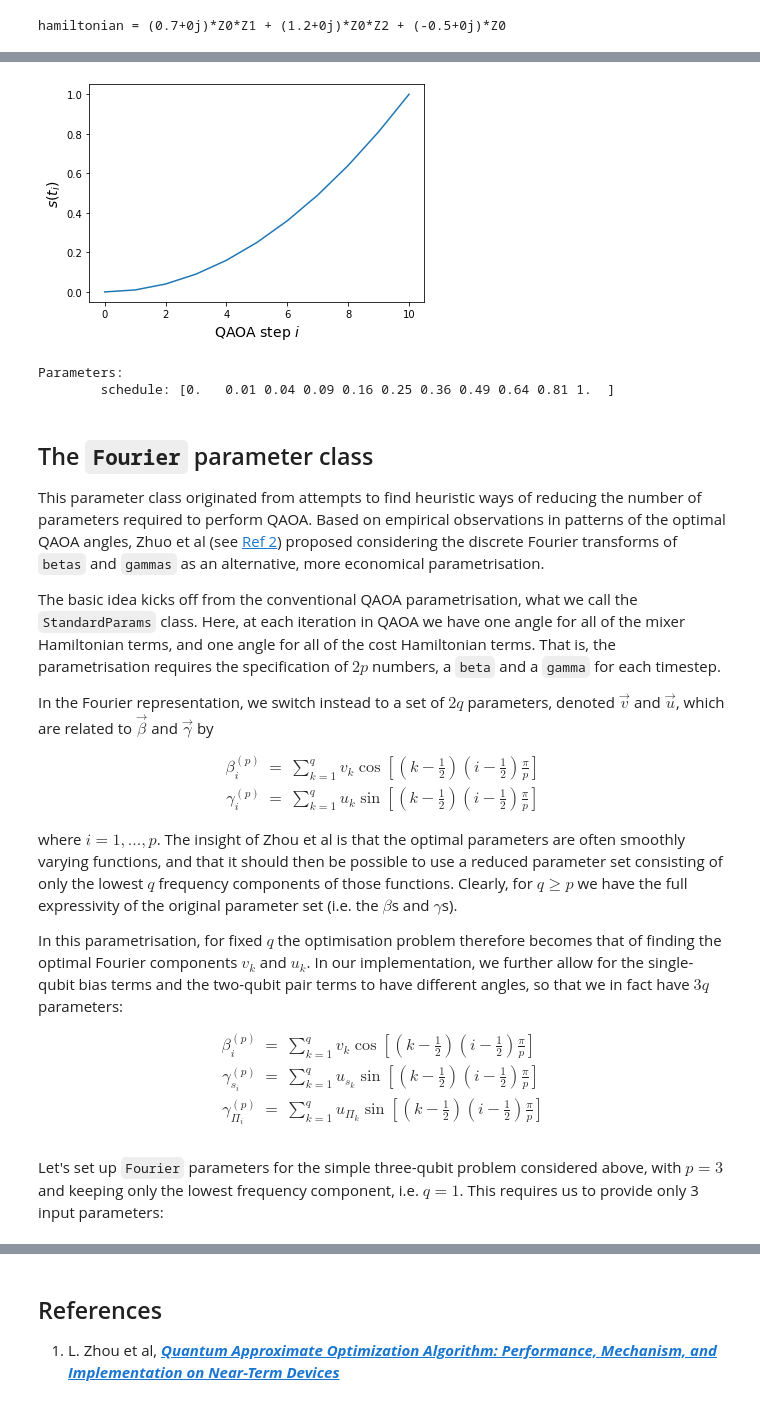
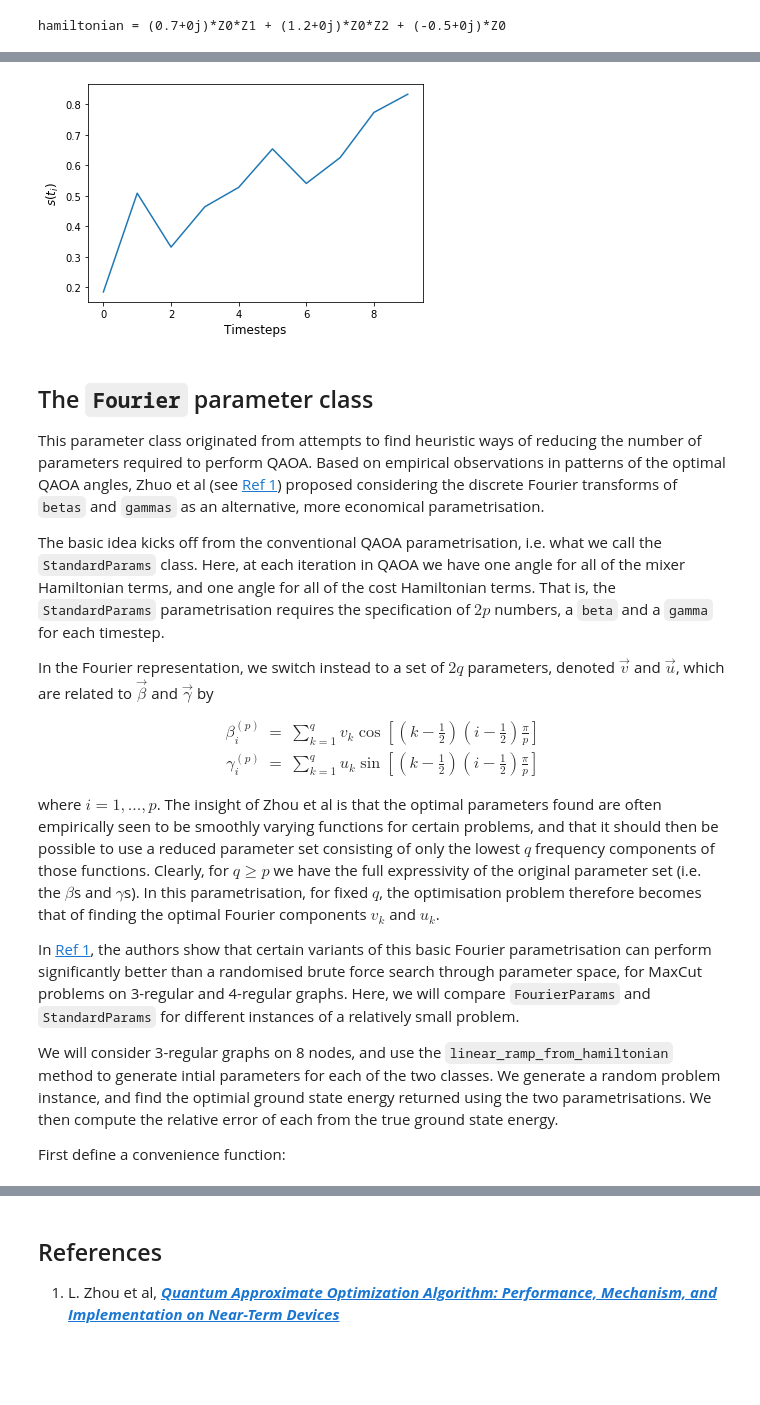
Before and after one commit to entropicalabs/entropica_qaoa, a Jupyter notebook: examples/AdvancedQAOAParameterDemo.ipynb, the cells around one changed output, grey strips where cells are left out. Saved outputs shown, nothing was run; the diff lists cells and outputs as text; code cells hidden in the pictures; blank space fills up the shorter version.

Commit message:
improved demo of Fourier and Annealing params

```diff
--- a/examples/AdvancedQAOAParameterDemo.ipynb
+++ b/examples/AdvancedQAOAParameterDemo.ipynb
@@ -6,12 +6,24 @@ This notebook demonstrates the use of the `Annealing` and `Fourier` parameter cl
 # import the standard modules from python
 import numpy as np
 import matplotlib.pyplot as plt
+from scipy.optimize import minimize
 
 # import the neccesary pyquil modules
+from pyquil.api import local_qvm, WavefunctionSimulator
 from pyquil.paulis import PauliSum, PauliTerm
+from pyquil.unitary_tools import lifted_pauli
 
 # import the QAOAParameters classes
-from entropica_qaoa.qaoa.parameters import AbstractParams, AnnealingParams, FourierParams
+from entropica_qaoa.qaoa.parameters import AbstractParams, AnnealingParams, StandardParams, FourierParams
+from entropica_qaoa.qaoa.cost_function import QAOACostFunctionOnWFSim
+from entropica_qaoa.utilities import *
+
+# turn off matplotlib warnings associated with networkx
+import warnings
+warnings.filterwarnings("ignore")
+
+# Set up the WavefunctionSimulator object
+sim = WavefunctionSimulator()
 # %% [markdown]
 ## The `Annealing` parameter class
 
@@ -50,0 +63,4 @@ Now we must provide a list of values for the annealing schedule function. Here w
+# %%
+p = 10
+linear_annealing_params = AnnealingParams.linear_ramp_from_hamiltonian(hamiltonian, p)
+print(linear_annealing_params)
@@ -50,0 +92,14 @@ Now we must provide a list of values for the annealing schedule function. Here w
+# %%
+standard_params = StandardParams.linear_ramp_from_hamiltonian(hamiltonian,p)
+
+cost_standard = QAOACostFunctionOnWFSim(hamiltonian,
+                                        params=standard_params,
+                                        sim=sim,
+                                        scalar_cost_function=True,
+                                        nshots=1)
+
+res_std = minimize(cost_standard, standard_params.raw())
+
+print("expectation value = ", res_std.fun)
+standard_params.update_from_raw(res_std.x)
+standard_params.plot()
@@ -51,26 +121,20 @@ Now we must provide a list of values for the annealing schedule function. Here w
 # %%
-p = 11
-schedule = [(i/10)**2 for i in range(p)]
+opt_betas = standard_params.betas
+opt_gammas = standard_params.gammas
+hybrid_params = [opt_gammas[i]/(opt_gammas[i] + opt_betas[i]) for i in range(p)]
 
-plt.plot(range(11),schedule)
-plt.xlabel("QAOA step $i$", fontsize=14)
-plt.ylabel("$s(t_i)$", fontsize=14)
+plt.plot(range(p),hybrid_params)
+plt.xlabel('Timesteps', fontsize=12)
+plt.ylabel('$s(t_i)$', fontsize=12)
 plt.show()
 # %% [output]
-[figure, old version]
+[figure, new version]
-# %%
-T = 1 # total annealing time
-annealing_params = AnnealingParams([hamiltonian, p, T],schedule)
-print(annealing_params)
-# %% [output]
-Parameters:
-        schedule: [0.   0.01 0.04 0.09 0.16 0.25 0.36 0.49 0.64 0.81 1.  ]
 # %% [markdown]
 ## The `Fourier` parameter class
 
-This parameter class originated from attempts to find heuristic ways of reducing the number of parameters required to perform QAOA. Based on empirical observations in patterns of the optimal QAOA angles, Zhuo et al (see [Ref 2](#references)) proposed considering the discrete Fourier transforms of `betas` and `gammas` as an alternative, more economical parametrisation.
+This parameter class originated from attempts to find heuristic ways of reducing the number of parameters required to perform QAOA. Based on empirical observations in patterns of the optimal QAOA angles, Zhuo et al (see [Ref 1](#references)) proposed considering the discrete Fourier transforms of `betas` and `gammas` as an alternative, more economical parametrisation.
 
-The basic idea kicks off from  the conventional QAOA parametrisation, what we call the `StandardParams` class. Here, at each iteration in QAOA we have one angle for all of the mixer Hamiltonian terms, and one angle for all of the cost Hamiltonian terms. That is, the parametrisation requires the specification of $2p$ numbers, a `beta` and a `gamma` for each timestep.
+The basic idea kicks off from  the conventional QAOA parametrisation, i.e. what we call the `StandardParams` class. Here, at each iteration in QAOA we have one angle for all of the mixer Hamiltonian terms, and one angle for all of the cost Hamiltonian terms. That is, the `StandardParams` parametrisation requires the specification of $2p$ numbers, a `beta` and a `gamma` for each timestep.
 
 In the Fourier representation, we switch instead to a set of $2q$ parameters, denoted $\vec{v}$ and $\vec{u}$, which are related to $\vec{\beta}$ and $\vec{\gamma}$ by
 
@@ -79,14 +143,10 @@ In the Fourier representation, we switch instead to a set of $2q$ parameters, de
 \gamma_i^{(p)} &=& \sum_{k=1}^q u_k \sin\left[ \left(k - \frac{1}{2}\right) \left(i - \frac{1}{2}\right) \frac{\pi}{p} \right]
 \end{eqnarray}
 
-where $i = 1,...,p$. The insight of Zhou et al is that the optimal parameters are often smoothly varying functions, and that it should then be possible to use a reduced parameter set consisting of only the lowest $q$ frequency components of those functions. Clearly, for $q\geq p$ we have the full expressivity of the original parameter set (i.e. the $\beta$s and $\gamma$s).
+where $i = 1,...,p$. The insight of Zhou et al is that the optimal parameters found are often empirically seen to be smoothly varying functions for certain problems, and that it should then be possible to use a reduced parameter set consisting of only the lowest $q$ frequency components of those functions. Clearly, for $q\geq p$ we have the full expressivity of the original parameter set (i.e. the $\beta$s and $\gamma$s). In this parametrisation, for fixed $q$, the optimisation problem therefore becomes that of finding the optimal Fourier components $v_k$ and $u_k$.
 
-In this parametrisation, for fixed $q$ the optimisation problem therefore becomes that of finding the optimal Fourier components $v_k$ and $u_k$. In our implementation, we further allow for the single-qubit bias terms and the two-qubit pair terms to have different angles, so that we in fact have $3q$ parameters:
+In [Ref 1](#references), the authors show that certain variants of this basic Fourier parametrisation can perform significantly better than a  randomised brute force search through parameter space, for MaxCut problems on 3-regular and 4-regular graphs. Here, we will compare `FourierParams` and `StandardParams` for different instances of a relatively small problem.
 
-\begin{eqnarray}
-\beta_i^{(p)} &=& \sum_{k=1}^q v_k \cos\left[ \left(k - \frac{1}{2}\right) \left(i - \frac{1}{2}\right) \frac{\pi}{p} \right]\\
-\gamma_{s_i}^{(p)} &=& \sum_{k=1}^q u_{s_k} \sin\left[ \left(k - \frac{1}{2}\right) \left(i - \frac{1}{2}\right) \frac{\pi}{p} \right] \\
-\gamma_{\Pi_i}^{(p)} &=& \sum_{k=1}^q u_{\Pi_k} \sin\left[ \left(k - \frac{1}{2}\right) \left(i - \frac{1}{2}\right) \frac{\pi}{p} \right]
-\end{eqnarray}
+We will consider 3-regular graphs on 8 nodes, and use the `linear_ramp_from_hamiltonian` method to generate intial parameters for each of the two classes. We generate a random problem instance, and find the optimial ground state energy returned using the two parametrisations. We then compute the relative error of each from the true ground state energy.
+
+First define a convenience function:
-# %% [markdown]
-Let's set up `Fourier` parameters for the simple three-qubit problem considered above, with $p=3$ and keeping only the lowest frequency component, i.e. $q = 1$. This requires us to provide only 3 input parameters:
```
Also changed, not shown: parts of 19 cells of this notebook.
